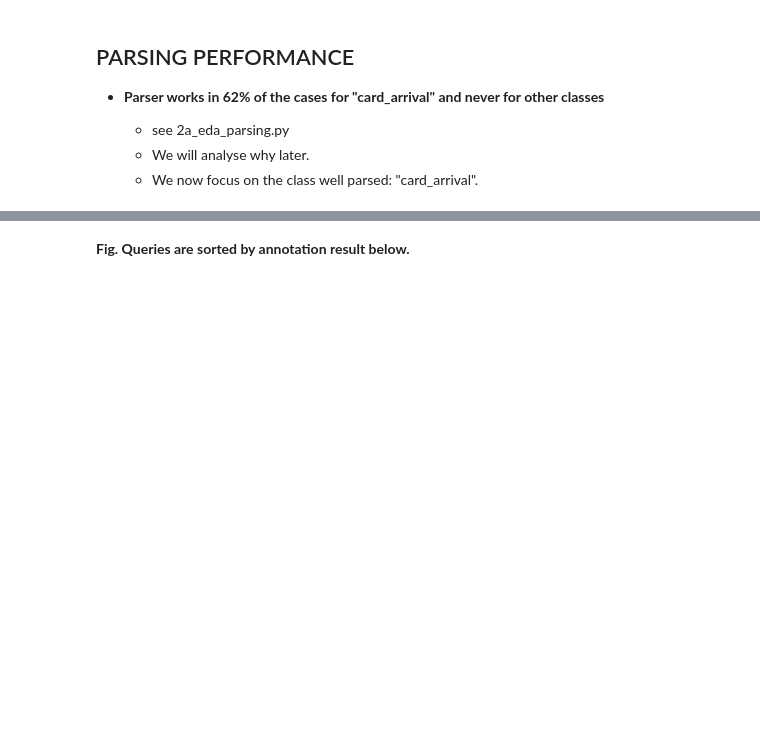
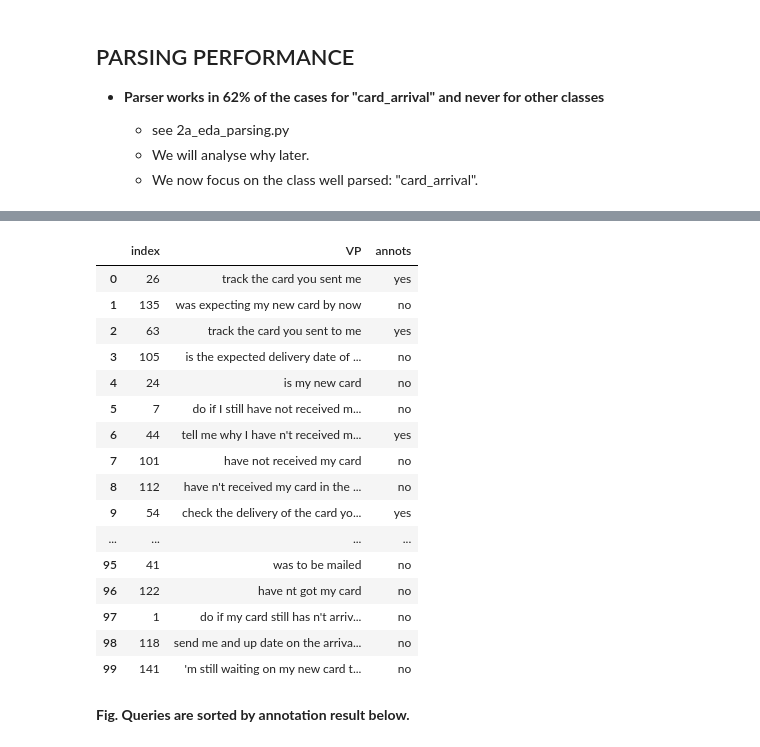
Before and after one commit to language-org/u2i, a Jupyter notebook: intent/notebooks/2_Intent_parsing.ipynb, the cells around one changed output, grey strips where cells are left out. Cells and saved outputs as stored; diff of their text form; code cells hidden in the pictures; blank space fills up the shorter version.

```diff
--- a/intent/notebooks/2_Intent_parsing.ipynb
+++ b/intent/notebooks/2_Intent_parsing.ipynb
@@ -142,3 +119,6 @@ data.iloc[: prm["sample"]]
+# %%
+sample["VP"] = np.asarray(VPs)
+sample["cfg"] = np.asarray([VP['cfg'] if not len(VP)==0 else None for VP in VP_info])
 # %% [markdown]
  Write parsed data
 # %%
@@ -172,14 +144,0 @@ data.to_excel(catalog['parsed'])
-# %%
-annots = []
-filepath = os.path.splitext(catalog['annots'])
-myfile, myext = filepath[0], filepath[1]
-if prms['annotation']=='do':
-    annots = annotate(data["VP"], options=["yes", "no"])
-elif prms['annotation'] == 'load':
-    annot_path = os.path.split(catalog['annots'])[0]
-    files = os.listdir(annot_path);
-    files = [file for file in files if file.startswith('annots')]
-    latest_version = annot_path + '/' + files[-1]
-    annots = pd.read_excel(latest_version)
-else:
-    print('WARNING: you must either "load" or "do" annotations')
@@ -200,0 +153,3 @@ annots_df['annot'][annots_df['text'].isnull()] = np.nan
+# %%
+annotation.write_annotation(catalog, prms, annots_df, myfile, myext)
+# %% [output]
@@ -200,0 +157,17 @@ annots_df['annot'][annots_df['text'].isnull()] = np.nan
+|  | index | VP | annots |
+| 0 | 26 | track the card you sent me | yes |
+| 1 | 135 | was expecting my new card by now | no |
+| 2 | 63 | track the card you sent to me | yes |
+| 3 | 105 | is the expected delivery date of ... | no |
+| 4 | 24 | is my new card | no |
+| 5 | 7 | do if I still have not received m... | no |
+| 6 | 44 | tell me why I have n't received m... | yes |
+| 7 | 101 | have not received my card | no |
+| 8 | 112 | have n't received my card in the ... | no |
+| 9 | 54 | check the delivery of the card yo... | yes |
+| ... | ... | ... | ... |
+| 95 | 41 | was to be mailed | no |
+| 96 | 122 | have nt got my card | no |
+| 97 | 1 | do if my card still has n't arriv... | no |
+| 98 | 118 | send me and up date on the arriva... | no |
+| 99 | 141 | 'm still waiting on my new card t... | no |
```
Also changed, not shown: parts of 37 cells of this notebook, 7 other files.
